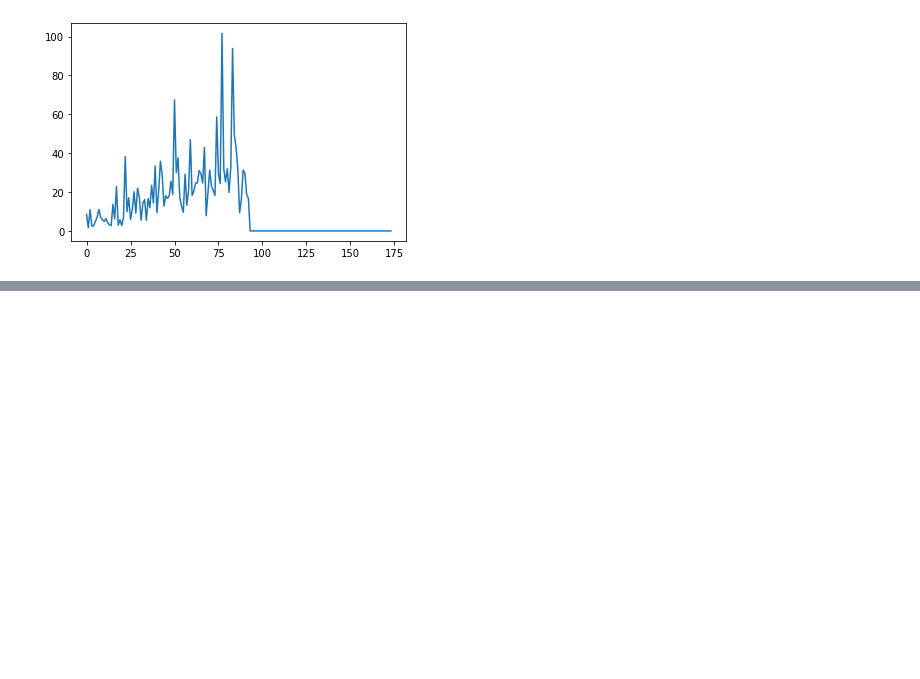
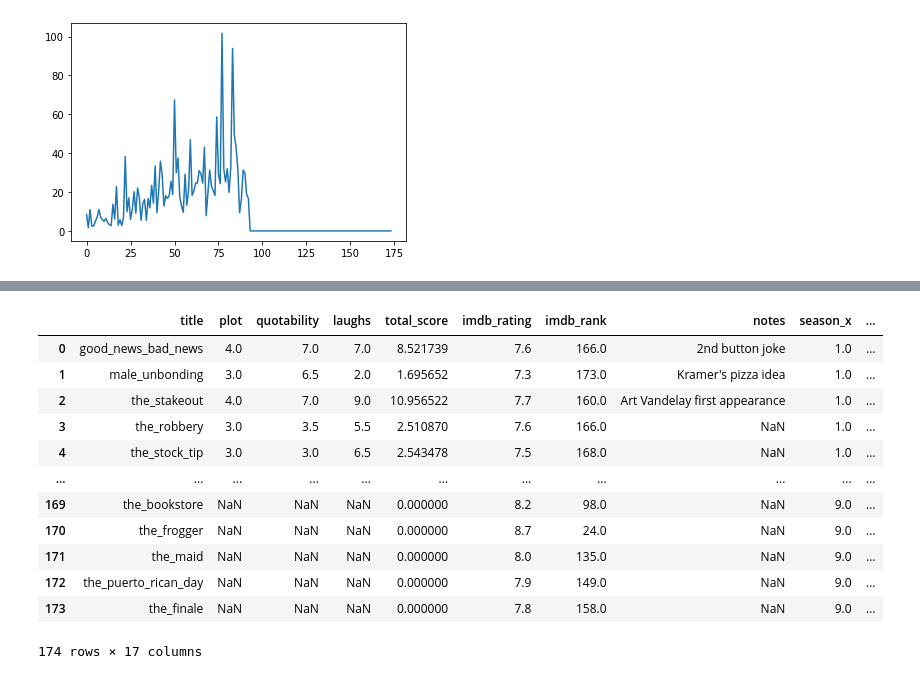
Before and after one commit to kevin-mal-smith/seinfeld, a Jupyter notebook: seinfeld_acquire.ipynb, the cells around one changed output, grey strips where cells are left out. Drawn from its saved outputs; the diff is of its cells as text; code cells hidden in the pictures; blank space fills up the shorter version.

```diff
--- a/seinfeld_acquire.ipynb
+++ b/seinfeld_acquire.ipynb
@@ -442,0 +447,18 @@ seinfeld.script[18]
+# %%
+seinfeld.script = seinfeld.script.str.replace(r"(S\d+E\d+|,\s\d*\s{2,}|Name:.*)|\(\'|(?<=\n)\d+","")
+# %%
+seinfeld
+# %% [output]
+|  | title | plot | quotability | laughs | total_score | imdb_rating | imdb_rank | notes | season_x | ... |
+| 0 | good_news_bad_news | 4.0 | 7.0 | 7.0 | 8.521739 | 7.6 | 166.0 | 2nd button joke | 1.0 | ... |
+| 1 | male_unbonding | 3.0 | 6.5 | 2.0 | 1.695652 | 7.3 | 173.0 | Kramer's pizza idea | 1.0 | ... |
+| 2 | the_stakeout | 4.0 | 7.0 | 9.0 | 10.956522 | 7.7 | 160.0 | Art Vandelay first appearance | 1.0 | ... |
+| 3 | the_robbery | 3.0 | 3.5 | 5.5 | 2.510870 | 7.6 | 166.0 | NaN | 1.0 | ... |
+| 4 | the_stock_tip | 3.0 | 3.0 | 6.5 | 2.543478 | 7.5 | 168.0 | NaN | 1.0 | ... |
+| ... | ... | ... | ... | ... | ... | ... | ... | ... | ... | ... |
+| 169 | the_bookstore | NaN | NaN | NaN | 0.000000 | 8.2 | 98.0 | NaN | 9.0 | ... |
+| 170 | the_frogger | NaN | NaN | NaN | 0.000000 | 8.7 | 24.0 | NaN | 9.0 | ... |
+| 171 | the_maid | NaN | NaN | NaN | 0.000000 | 8.0 | 135.0 | NaN | 9.0 | ... |
+| 172 | the_puerto_rican_day | NaN | NaN | NaN | 0.000000 | 7.9 | 149.0 | NaN | 9.0 | ... |
+| 173 | the_finale | NaN | NaN | NaN | 0.000000 | 7.8 | 158.0 | NaN | 9.0 | ... |
+174 rows × 17 columns
```
Also changed, not shown: parts of 12 cells of this notebook.
